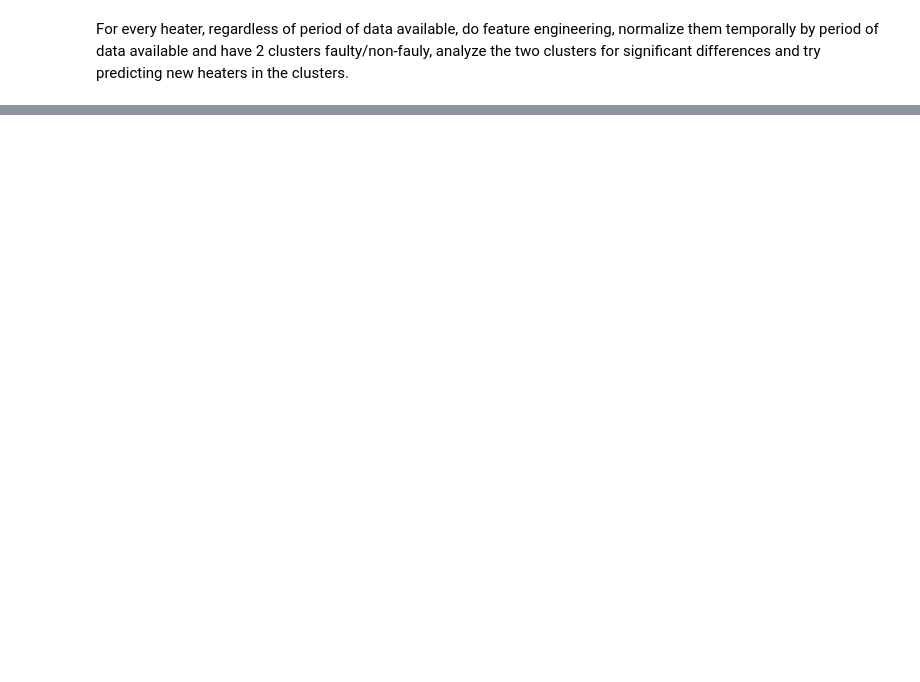
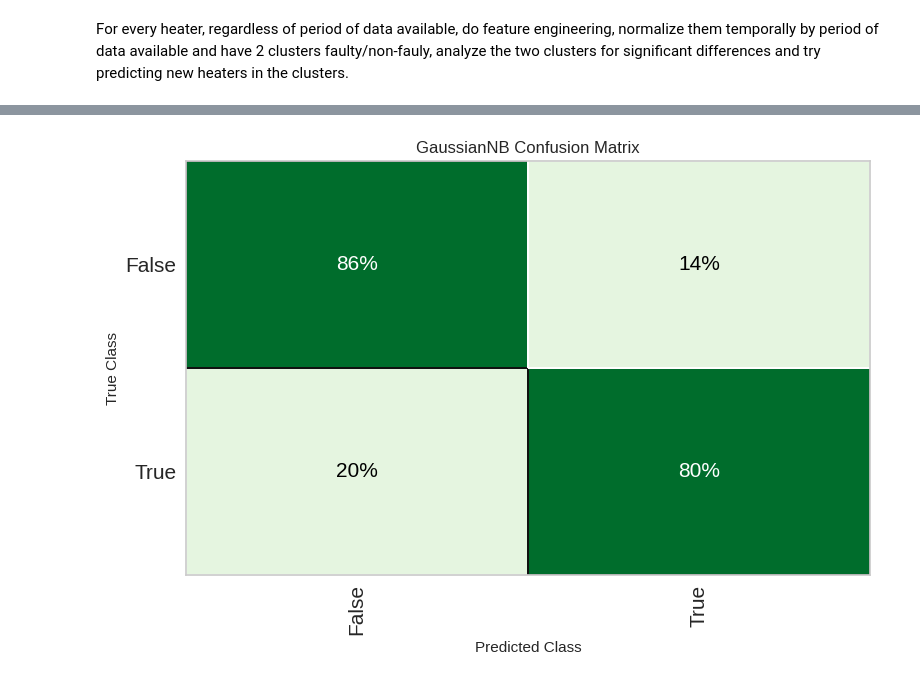
Before and after one commit to sriharisivashanmugam/BlowerFault, a Jupyter notebook: Blower_Fault_v2_Jan_4.ipynb, the cells around one changed output, grey strips where cells are left out. Saved outputs shown, nothing was run; the diff lists cells and outputs as text; code cells hidden in the pictures; blank space fills up the shorter version.

```diff
--- a/Blower_Fault_v2_Jan_4.ipynb
+++ b/Blower_Fault_v2_Jan_4.ipynb
@@ -155,0 +130,3 @@ plot_model(best, plot = 'confusion_matrix')
+# %%
+plot_model(best, plot = 'confusion_matrix',plot_kwargs={'percent':True})
+# %% [output]
@@ -156,3 +134,4 @@ plot_model(best, plot = 'confusion_matrix')
+[figure, added]
 # %%
 predict_model(best)
 # %% [output]
```
Also changed, not shown: parts of 19 cells of this notebook.
